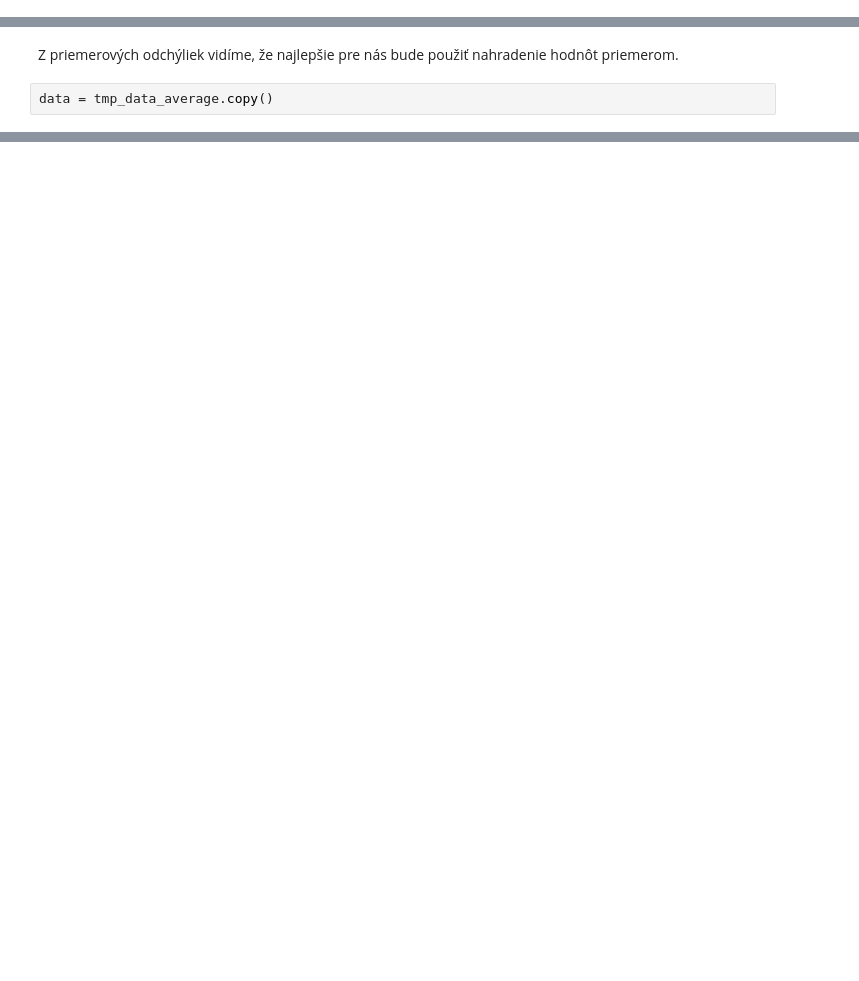
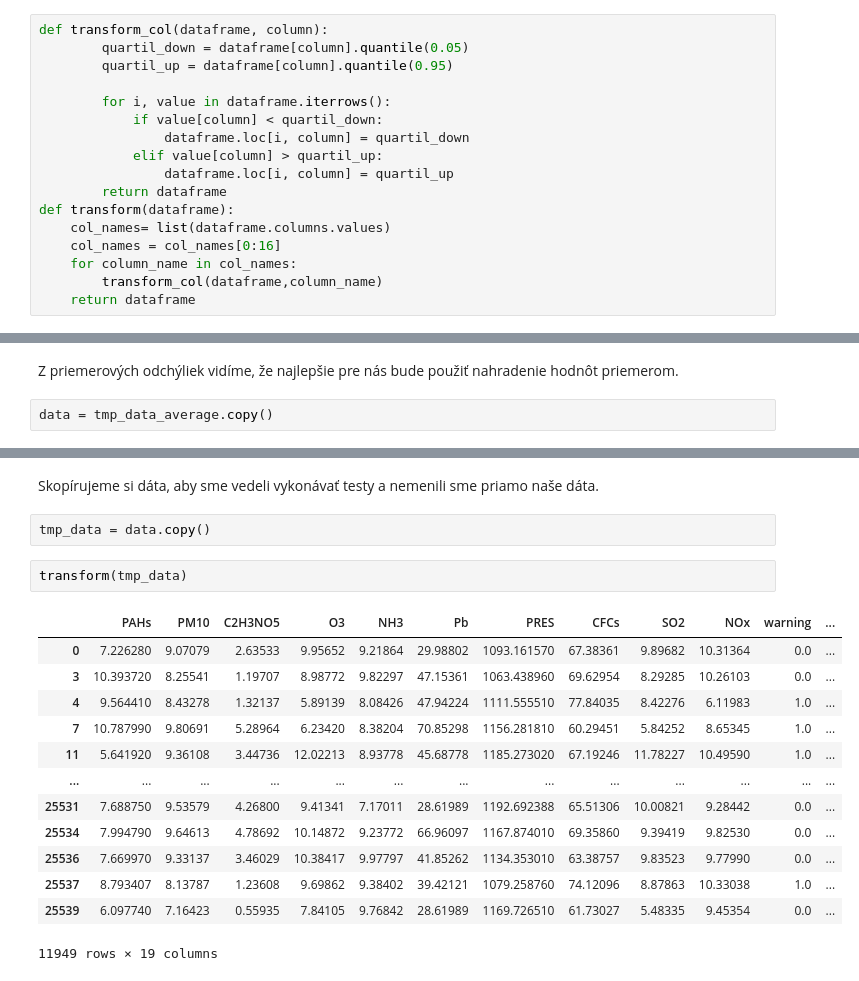
Before and after one commit to MarcelValent/IAU_projekt, a Jupyter notebook: Druha_faza.ipynb, the cells around one changed output, grey strips where cells are left out. Drawn from its saved outputs; the diff is of its cells as text; blank space fills up the shorter version.

```diff
--- a/Druha_faza.ipynb
+++ b/Druha_faza.ipynb
@@ -22,3 +32,20 @@ sns.set_palette("mako")
+# %%
+def transform_col(dataframe, column):
+        quartil_down = dataframe[column].quantile(0.05)
+        quartil_up = dataframe[column].quantile(0.95)
+
+        for i, value in dataframe.iterrows():
+            if value[column] < quartil_down:
+                dataframe.loc[i, column] = quartil_down
+            elif value[column] > quartil_up:
+                dataframe.loc[i, column] = quartil_up
+        return dataframe
+def transform(dataframe):
+    col_names= list(dataframe.columns.values)
+    col_names = col_names[0:16]
+    for column_name in col_names:
+        transform_col(dataframe,column_name)
+    return dataframe
 # %% [markdown]
 ### Načítanie a čistenie dát
 # %%
@@ -331,0 +379,20 @@ data = tmp_data_average.copy()
+# %% [markdown]
+Skopírujeme si dáta, aby sme vedeli vykonávať testy a nemenili sme priamo naše dáta.
+# %%
+tmp_data = data.copy()
+# %%
+transform(tmp_data)
+# %% [output]
+|  | PAHs | PM10 | C2H3NO5 | O3 | NH3 | Pb | PRES | CFCs | SO2 | NOx | warning | ... |
+| 0 | 7.226280 | 9.07079 | 2.63533 | 9.95652 | 9.21864 | 29.98802 | 1093.161570 | 67.38361 | 9.89682 | 10.31364 | 0.0 | ... |
+| 3 | 10.393720 | 8.25541 | 1.19707 | 8.98772 | 9.82297 | 47.15361 | 1063.438960 | 69.62954 | 8.29285 | 10.26103 | 0.0 | ... |
+| 4 | 9.564410 | 8.43278 | 1.32137 | 5.89139 | 8.08426 | 47.94224 | 1111.555510 | 77.84035 | 8.42276 | 6.11983 | 1.0 | ... |
+| 7 | 10.787990 | 9.80691 | 5.28964 | 6.23420 | 8.38204 | 70.85298 | 1156.281810 | 60.29451 | 5.84252 | 8.65345 | 1.0 | ... |
+| 11 | 5.641920 | 9.36108 | 3.44736 | 12.02213 | 8.93778 | 45.68778 | 1185.273020 | 67.19246 | 11.78227 | 10.49590 | 1.0 | ... |
+| ... | ... | ... | ... | ... | ... | ... | ... | ... | ... | ... | ... | ... |
+| 25531 | 7.688750 | 9.53579 | 4.26800 | 9.41341 | 7.17011 | 28.61989 | 1192.692388 | 65.51306 | 10.00821 | 9.28442 | 0.0 | ... |
+| 25534 | 7.994790 | 9.64613 | 4.78692 | 10.14872 | 9.23772 | 66.96097 | 1167.874010 | 69.35860 | 9.39419 | 9.82530 | 0.0 | ... |
+| 25536 | 7.669970 | 9.33137 | 3.46029 | 10.38417 | 9.97797 | 41.85262 | 1134.353010 | 63.38757 | 9.83523 | 9.77990 | 0.0 | ... |
+| 25537 | 8.793407 | 8.13787 | 1.23608 | 9.69862 | 9.38402 | 39.42121 | 1079.258760 | 74.12096 | 8.87863 | 10.33038 | 1.0 | ... |
+| 25539 | 6.097740 | 7.16423 | 0.55935 | 7.84105 | 9.76842 | 28.61989 | 1169.726510 | 61.73027 | 5.48335 | 9.45354 | 0.0 | ... |
+11949 rows × 19 columns
```
Also changed, not shown: parts of 17 cells of this notebook.
